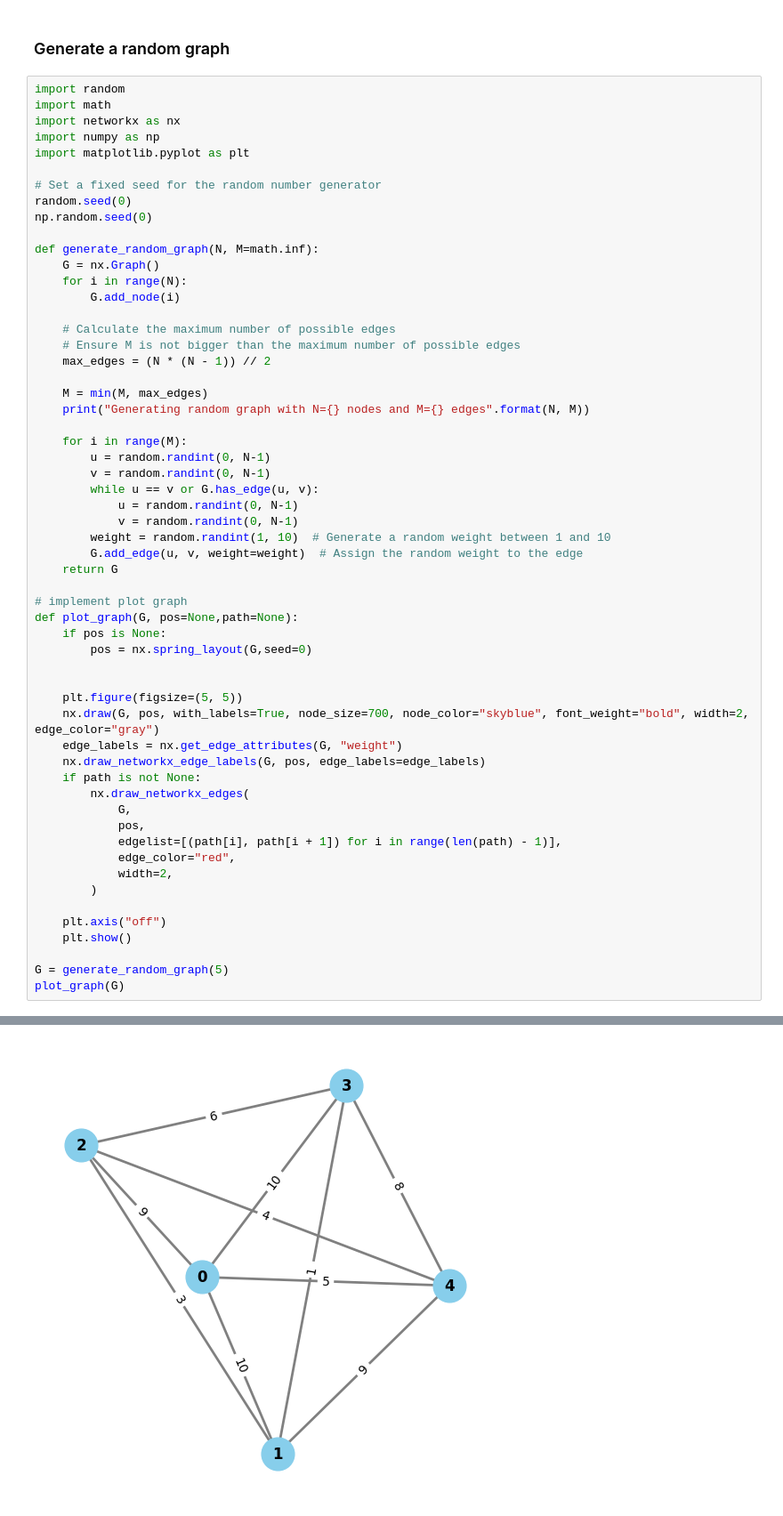
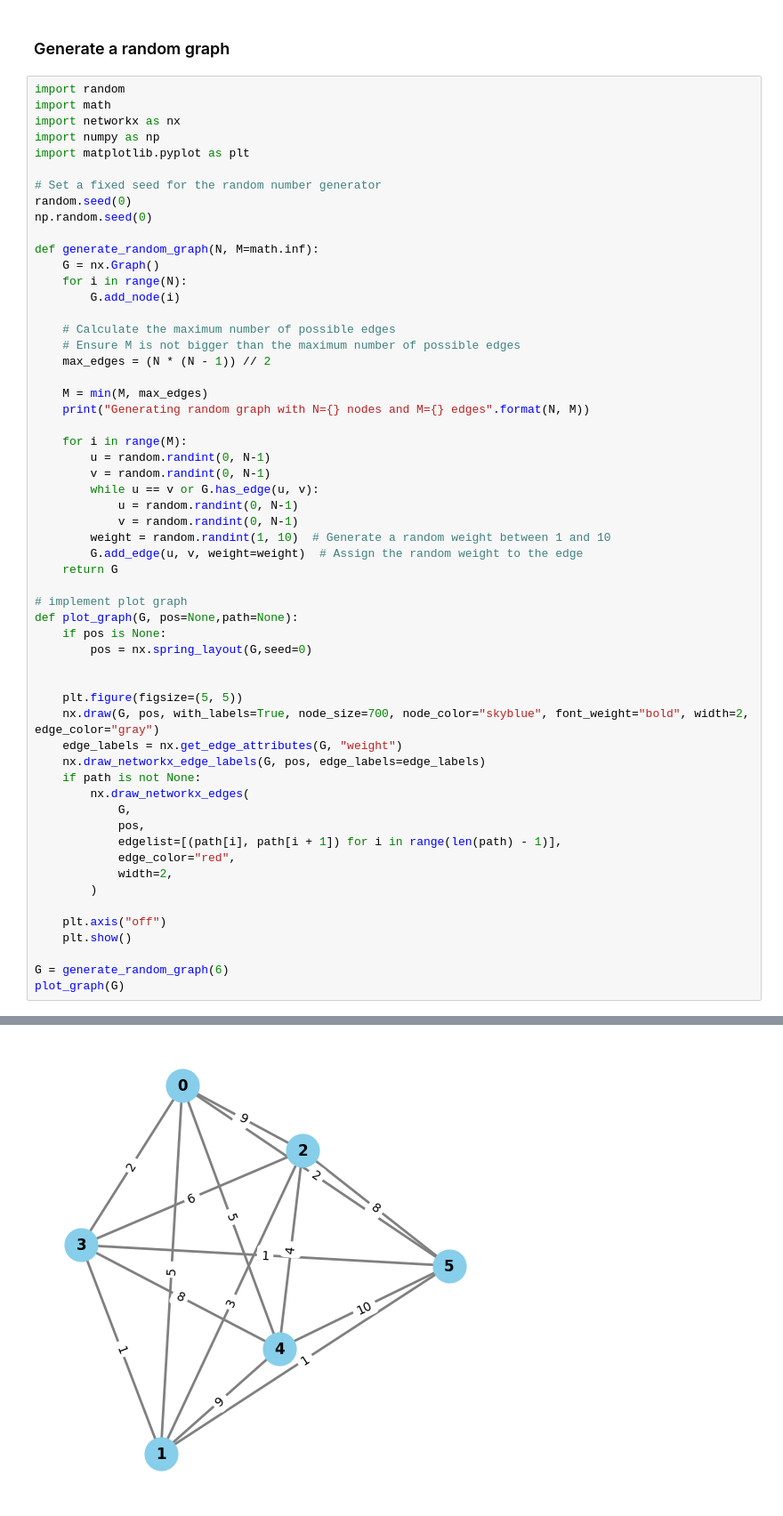
Before and after one commit to kaminskypavel/decision-making-book, a Jupyter notebook: diejkstra vs greedy.ipynb, the cells around one changed output, grey strips where cells are left out. Shown: that part at 89% size. Drawn from its saved outputs; the diff is of its cells as text.

```diff
--- a/diejkstra vs greedy.ipynb
+++ b/diejkstra vs greedy.ipynb
@@ -84,6 +84,6 @@ def plot_graph(G, pos=None,path=None):
     plt.axis("off")
     plt.show()
 
-G = generate_random_graph(5)
+G = generate_random_graph(6)
 plot_graph(G)
 # %% [output]
@@ -91,2 +91,2 @@ Generating random graph with N=5 nodes and M=10 edges
-[figure, old version]
+[figure, new version]
 # %% [markdown]
```
Also changed, not shown: parts of 8 cells of this notebook.
